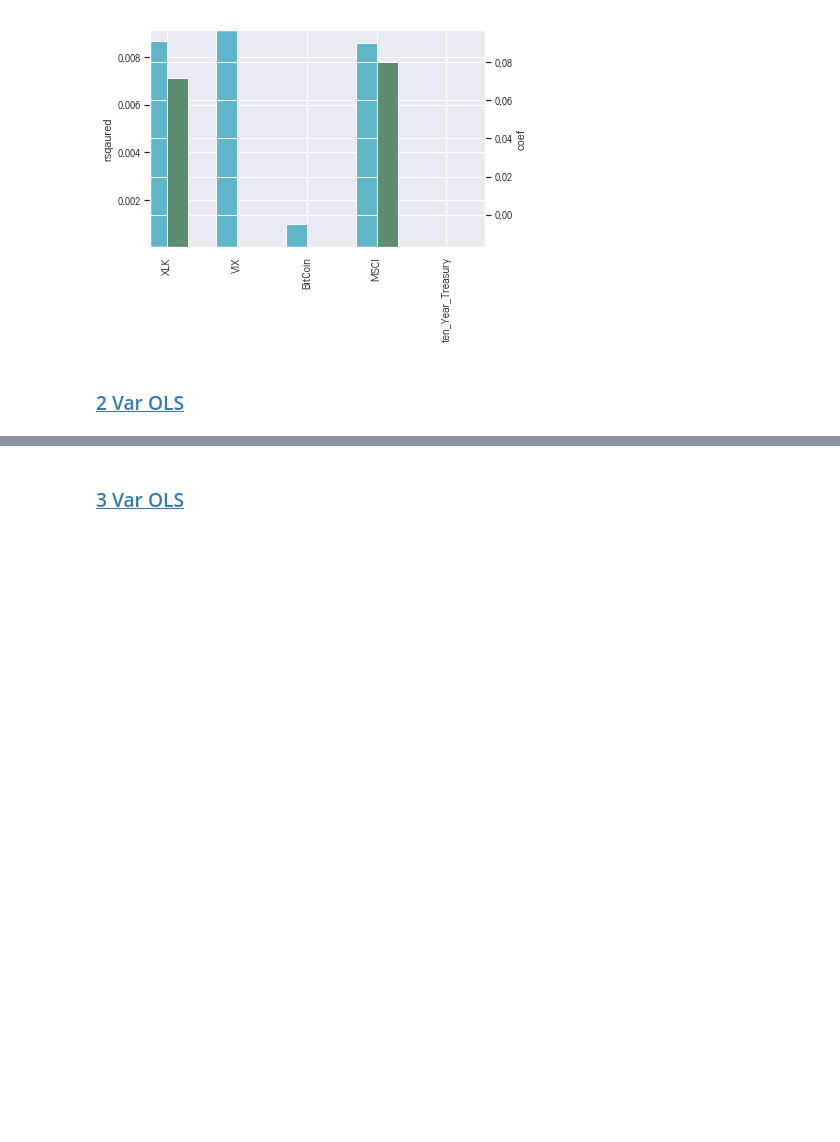
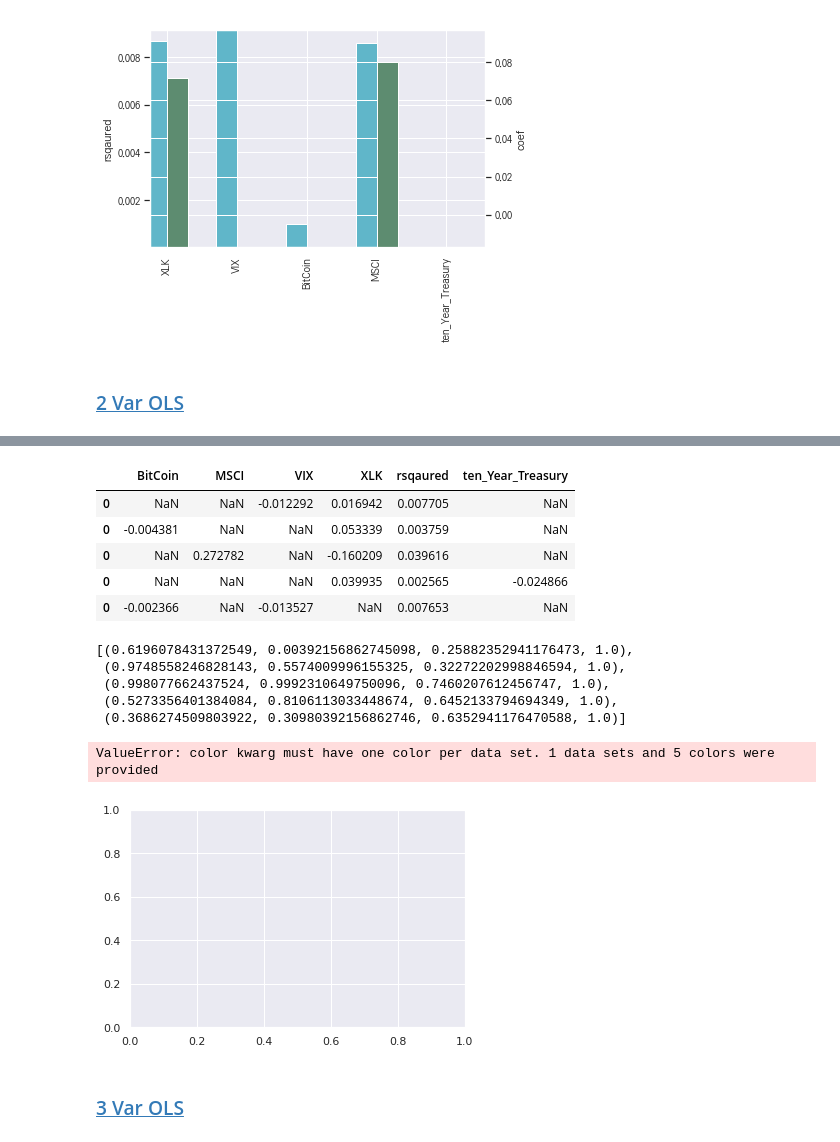
Before and after one commit to kooBH/FinanceServer, a Jupyter notebook: Doc.ipynb, the cells around one changed output, grey strips where cells are left out. Saved outputs shown, nothing was run; the diff lists cells and outputs as text; code cells hidden in the pictures; blank space fills up the shorter version.

```diff
--- a/Doc.ipynb
+++ b/Doc.ipynb
@@ -249,0 +204,61 @@ for idx in com:
+# %%
+ret_df = pd.DataFrame(columns=['rsqaured',*stan_US])
+print(ret_df.head())
+com = it.combinations(range(len(stan_US)), 2)
+
+num_var = 2
+
+for idx in com:
+    ols_df = pd.concat([ols_dep1, ols_ind[idx[0]],ols_ind[idx[1]]], axis=1, sort=False)
+    if(use_pct_change):
+        ols_df = ols_df.pct_change()
+    ols_df = ols_df.dropna()
+    model_fit = ols('Samsung_Electronics'+'~1+'+stan_US[idx[0]]+'+'+stan_US[idx[1]],data=ols_df).fit()
+    print('%.5f'%(model_fit.rsquared), end='')
+    print(' :삼성전자 ~ '+ stan_US[idx[0]] +' + '+stan_US[idx[1]])
+    if(show_summary):
+        print(model_fit.summary())
+
+
+    temp_df = pd.DataFrame( {'rsqaured':model_fit.rsquared,stan_US[idx[0]]:[model_fit.params.values[1]], stan_US[idx[1]]:[model_fit.params.values[2]]})
+    #print(temp_df.head())
+    ret_df = ret_df.append(temp_df)
+display(ret_df.head())
+
+x_var = 'rsqaure'
+groupby_var = 'class'
+
+colors = [plt.cm.Spectral(i/float(len(stan_US)-1)) for i in range(len(stan_US))]
+display(colors)
+n, bins, patches = plt.hist(ret_df['rsqaured'], 30, stacked=True, density=False, color=colors[:len(stan_US)])
+
+"""df_agg = df.loc[:, [x_var, groupby_var]].groupby(groupby_var)
+vals = [df[x_var].values.tolist() for i, df in df_agg]
+
+# Draw
+plt.figure(figsize=(16,9), dpi= 80)
+colors = [plt.cm.Spectral(i/float(len(vals)-1)) for i in range(len(vals))]
+n, bins, patches = plt.hist(vals, 30, stacked=True, density=False, color=colors[:len(vals)])
+
+# Decoration
+plt.legend({group:col for group, col in zip(np.unique(df[groupby_var]).tolist(), colors[:len(vals)])})
+plt.title(f"Stacked Histogram of ${x_var}$ colored by ${groupby_var}$", fontsize=22)
+plt.xlabel(x_var)
+plt.ylabel("Frequency")
+plt.ylim(0, 25)
+plt.xticks(ticks=bins[::3], labels=[round(b,1) for b in bins[::3]])
+plt.show()
+"""
+
+com = it.combinations(range(len(stan_US)), 2)
+for idx in com:
+    ols_df = pd.concat([ols_dep2, ols_ind[idx[0]],ols_ind[idx[1]]], axis=1, sort=False)
+    if(use_pct_change):
+        ols_df = ols_df.pct_change()
+    ols_df = ols_df.dropna()
+    model_fit = ols('네이버'+'~1+'+stan_US[idx[0]]+'+'+stan_US[idx[1]],data=ols_df).fit()
+    print('%.5f'%(model_fit.rsquared), end='')
+    print(' :네이버 ~ '+ stan_US[idx[0]] +' + '+stan_US[idx[1]])
+    if(show_summary):
+        print(model_fit.summary())
+# %% [output]
@@ -250,3 +278,16 @@ for idx in com:
+|  | BitCoin | MSCI | VIX | XLK | rsqaured | ten_Year_Treasury |
+| 0 | NaN | NaN | -0.012292 | 0.016942 | 0.007705 | NaN |
+| 0 | -0.004381 | NaN | NaN | 0.053339 | 0.003759 | NaN |
+| 0 | NaN | 0.272782 | NaN | -0.160209 | 0.039616 | NaN |
+| 0 | NaN | NaN | NaN | 0.039935 | 0.002565 | -0.024866 |
+| 0 | -0.002366 | NaN | -0.013527 | NaN | 0.007653 | NaN |
+[(0.6196078431372549, 0.00392156862745098, 0.25882352941176473, 1.0),
+ (0.9748558246828143, 0.5574009996155325, 0.32272202998846594, 1.0),
+ (0.998077662437524, 0.9992310649750096, 0.7460207612456747, 1.0),
+ (0.5273356401384084, 0.8106113033448674, 0.6452133794694349, 1.0),
+ (0.3686274509803922, 0.30980392156862746, 0.6352941176470588, 1.0)]
+ValueError: color kwarg must have one color per data set. 1 data sets and 5 colors were provided
+[figure, added]
 # %% [markdown]
 ### [3 Var OLS](#INDEX)<a name="3ols"></a>
 # %%
```
Also changed, not shown: parts of 2 cells of this notebook, 2 other files.
